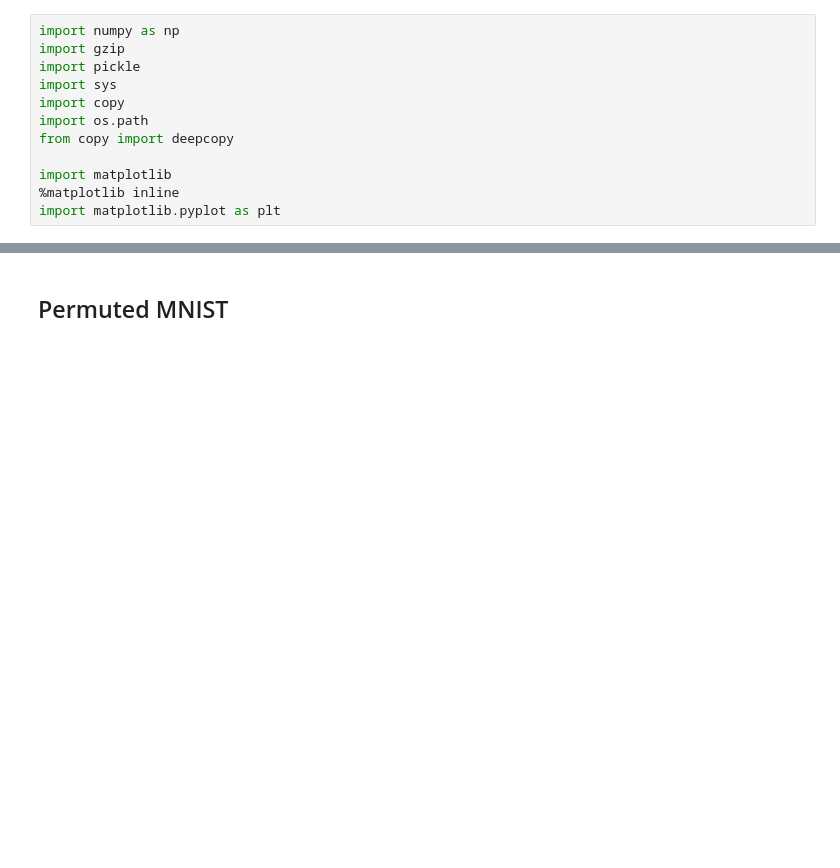
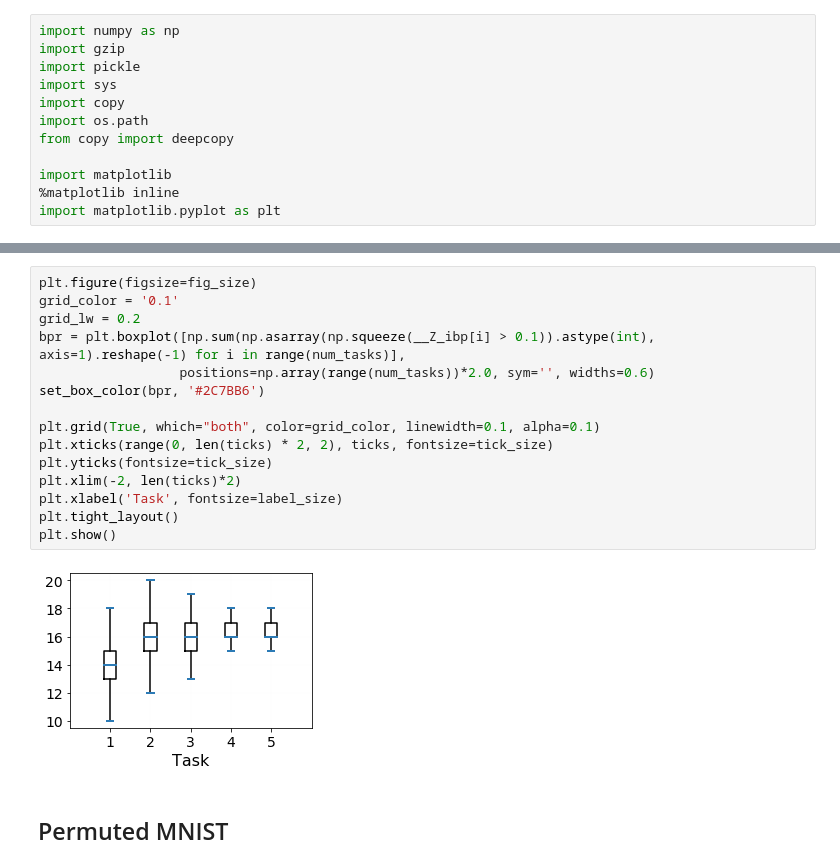
Before and after one commit to skezle/IBP_BNN, a Jupyter notebook: src/results.ipynb, the cells around one changed output, grey strips where cells are left out. Drawn from its saved outputs; the diff is of its cells as text; blank space fills up the shorter version.

```diff
--- a/src/results.ipynb
+++ b/src/results.ipynb
@@ -13,3 +113,20 @@ import matplotlib.pyplot as plt
+# %%
+plt.figure(figsize=fig_size)
+grid_color = '0.1'
+grid_lw = 0.2
+bpr = plt.boxplot([np.sum(np.asarray(np.squeeze(__Z_ibp[i] > 0.1)).astype(int), axis=1).reshape(-1) for i in range(num_tasks)],
+                  positions=np.array(range(num_tasks))*2.0, sym='', widths=0.6)
+set_box_color(bpr, '#2C7BB6')
+
+plt.grid(True, which="both", color=grid_color, linewidth=0.1, alpha=0.1)
+plt.xticks(range(0, len(ticks) * 2, 2), ticks, fontsize=tick_size)
+plt.yticks(fontsize=tick_size)
+plt.xlim(-2, len(ticks)*2)
+plt.xlabel('Task', fontsize=label_size)
+plt.tight_layout()
+plt.show()
+# %% [output]
+[figure, added]
 # %% [markdown]
 ## Permuted MNIST
 # %%
```
Also changed, not shown: parts of 16 cells of this notebook.
